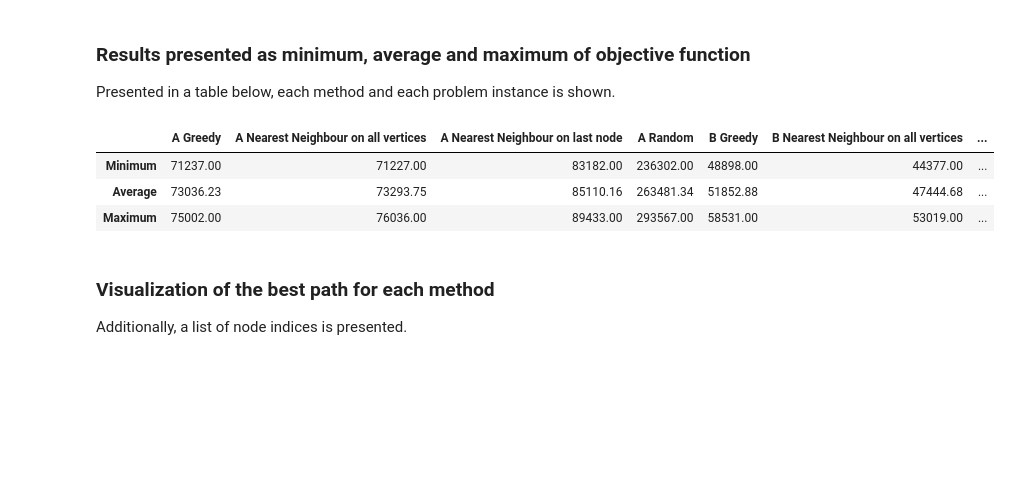
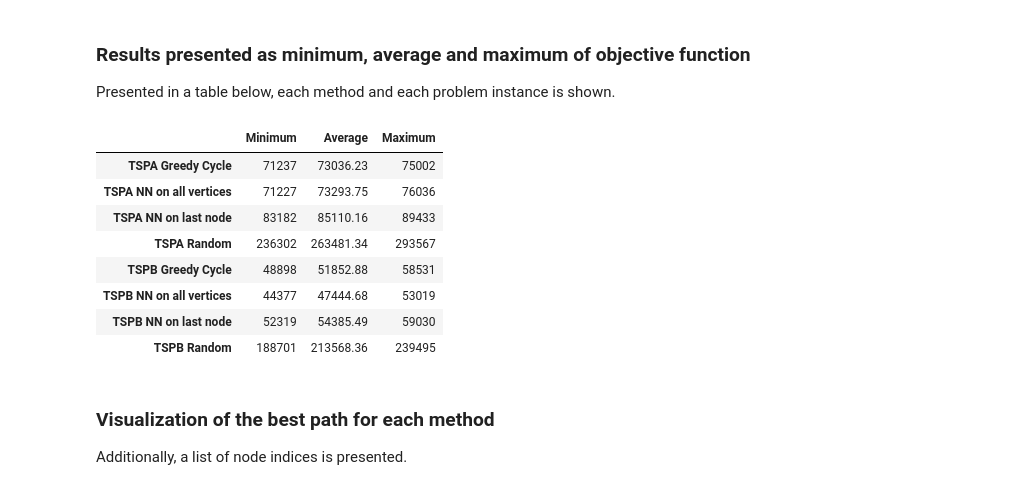
Before and after one commit to Mickeyo0o/EvolutionaryComp, a Jupyter notebook: Lab1/report.ipynb, the cells around one changed output. Drawn from its saved outputs; the diff is of its cells as text; code cells hidden in the pictures; blank space fills up the shorter version.

```diff
--- a/Lab1/report.ipynb
+++ b/Lab1/report.ipynb
@@ -184,29 +191,33 @@ We have implemented 4 methods to solve this problem. All of them were created in
 Presented in a table below, each method and each problem instance is shown.
 # %%
 file_paths = ['.\\TSPAGreedy.csv', '.\\TSPANNAll.csv', '.\\TSPANNLast.csv', '.\\TSPARandom.csv', '.\\TSPBGreedy.csv', '.\\TSPBNNAll.csv', '.\\TSPBNNLast.csv', '.\\TSPBRandom.csv']
-methods = ['A Greedy', 'A Nearest Neighbour on all vertices', 'A Nearest Neighbour on last node', 'A Random', 'B Greedy', 'B Nearest Neighbour on all vertices', 'B Nearest Neighbour on last node', 'B Random']
+methods = ['TSPA Greedy Cycle', 'TSPA NN on all vertices', 'TSPA NN on last node', 'TSPA Random', 'TSPB Greedy Cycle', 'TSPB NN on all vertices', 'TSPB NN on last node', 'TSPB Random']
 results = []
 best_solutions = []
 
 for file_path, method in zip(file_paths, methods):
     df = pd.read_csv(file_path)
     costs = df.iloc[:, -1]
     minimum = costs.min()
     maximum = costs.max()
     mean = round(costs.mean(), 2)
     results.append([minimum, mean, maximum])
 
     min_sol = df.loc[costs.idxmin()][:-1].to_list()
     best_solutions.append(min_sol)
 
-results = np.array(results).T
-result_df = pd.DataFrame(results, columns=methods, index=['Minimum', 'Average', 'Maximum'])
+result_df = pd.DataFrame(results, columns=['Minimum', 'Average', 'Maximum'], index=methods)
 result_df
 # %% [output]
-|  | A Greedy | A Nearest Neighbour on all vertices | A Nearest Neighbour on last node | A Random | B Greedy | B Nearest Neighbour on all vertices | ... |
-| Minimum | 71237.00 | 71227.00 | 83182.00 | 236302.00 | 48898.00 | 44377.00 | ... |
-| Average | 73036.23 | 73293.75 | 85110.16 | 263481.34 | 51852.88 | 47444.68 | ... |
-| Maximum | 75002.00 | 76036.00 | 89433.00 | 293567.00 | 58531.00 | 53019.00 | ... |
+|  | Minimum | Average | Maximum |
+| TSPA Greedy Cycle | 71237 | 73036.23 | 75002 |
+| TSPA NN on all vertices | 71227 | 73293.75 | 76036 |
+| TSPA NN on last node | 83182 | 85110.16 | 89433 |
+| TSPA Random | 236302 | 263481.34 | 293567 |
+| TSPB Greedy Cycle | 48898 | 51852.88 | 58531 |
+| TSPB NN on all vertices | 44377 | 47444.68 | 53019 |
+| TSPB NN on last node | 52319 | 54385.49 | 59030 |
+| TSPB Random | 188701 | 213568.36 | 239495 |
 # %% [markdown]
 ### Visualization of the best path for each method
 
```
Also changed, not shown: parts of 4 cells of this notebook, 2 other files.
